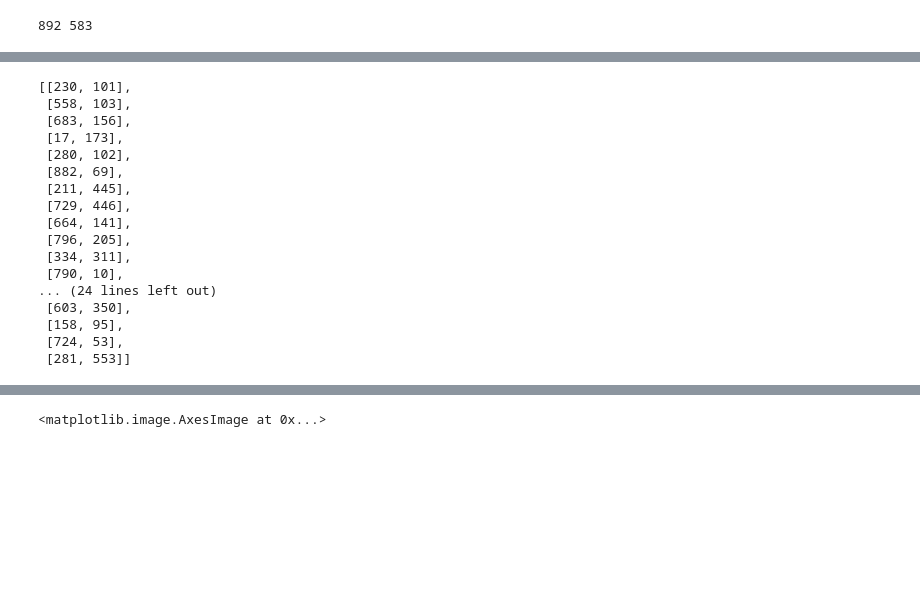
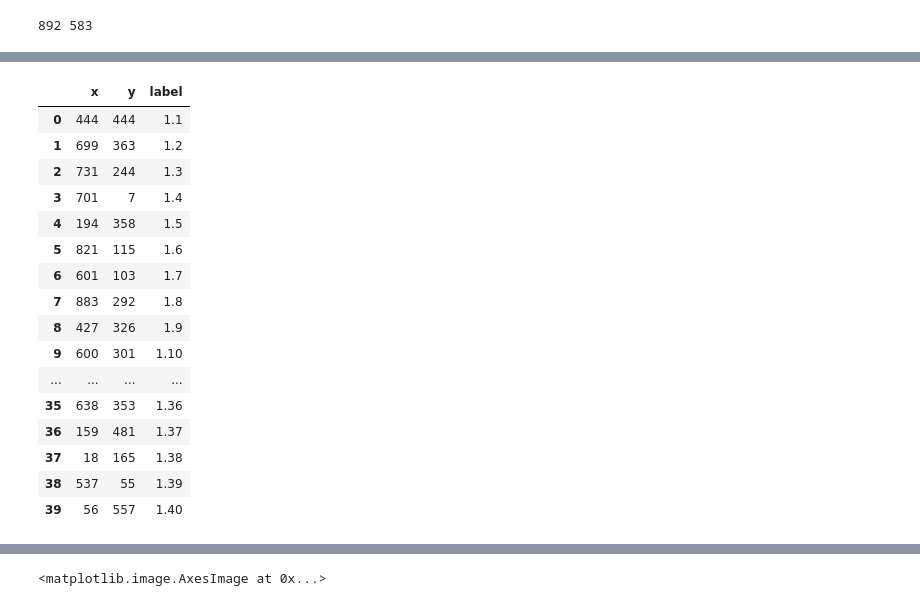
Before and after one commit to convm/ai-class, a Jupyter notebook: 02b_floorplan_dbscan_by_Frankie.ipynb, the cells around one changed output, grey strips where cells are left out. Saved outputs shown, nothing was run; the diff lists cells and outputs as text; code cells hidden in the pictures; blank space fills up the shorter version.

```diff
--- a/02b_floorplan_dbscan_by_Frankie.ipynb
+++ b/02b_floorplan_dbscan_by_Frankie.ipynb
@@ -60,25 +60,25 @@ point
 # %%
 pointList = pd.DataFrame(point, columns=['x','y'])
 pointList['label'] = pointLabel
-point
+pointList
 # %% [output]
-[[230, 101],
- [558, 103],
- [683, 156],
- [17, 173],
- [280, 102],
- [882, 69],
- [211, 445],
- [729, 446],
- [664, 141],
- [796, 205],
- [334, 311],
- [790, 10],
-... (24 lines left out)
- [603, 350],
- [158, 95],
- [724, 53],
- [281, 553]]
+|  | x | y | label |
+| 0 | 444 | 444 | 1.1 |
+| 1 | 699 | 363 | 1.2 |
+| 2 | 731 | 244 | 1.3 |
+| 3 | 701 | 7 | 1.4 |
+| 4 | 194 | 358 | 1.5 |
+| 5 | 821 | 115 | 1.6 |
+| 6 | 601 | 103 | 1.7 |
+| 7 | 883 | 292 | 1.8 |
+| 8 | 427 | 326 | 1.9 |
+| 9 | 600 | 301 | 1.10 |
+| ... | ... | ... | ... |
+| 35 | 638 | 353 | 1.36 |
+| 36 | 159 | 481 | 1.37 |
+| 37 | 18 | 165 | 1.38 |
+| 38 | 537 | 55 | 1.39 |
+| 39 | 56 | 557 | 1.40 |
 # %%
 
 
```
Also changed, not shown: parts of 3 cells of this notebook, 3 other files.
